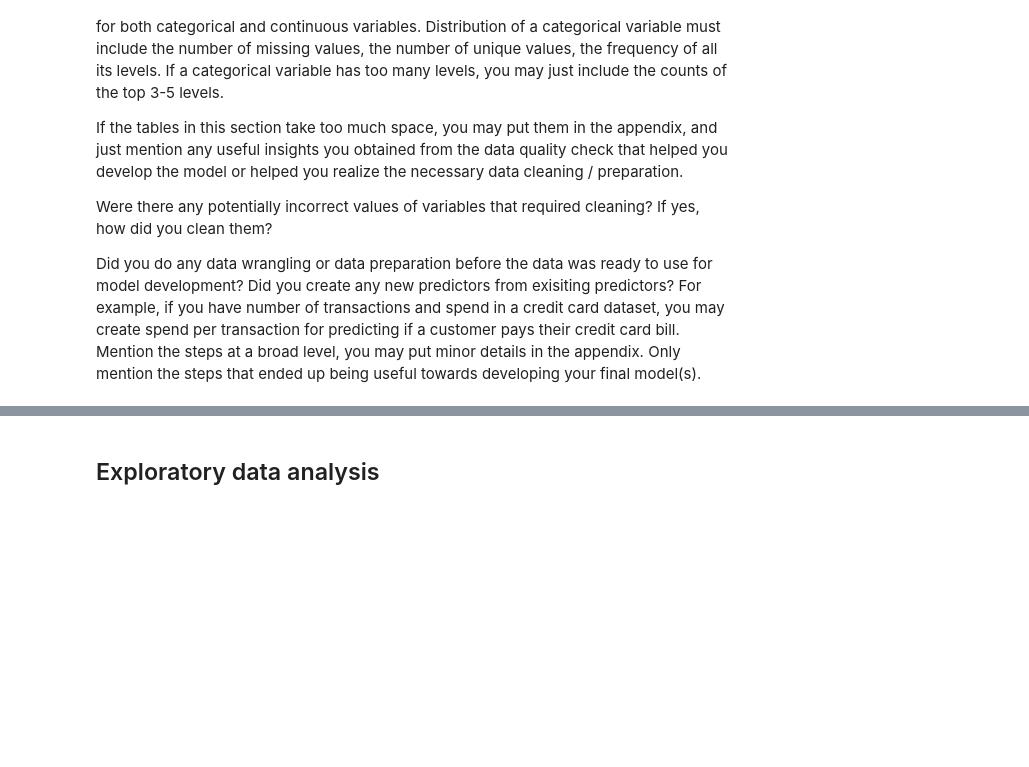
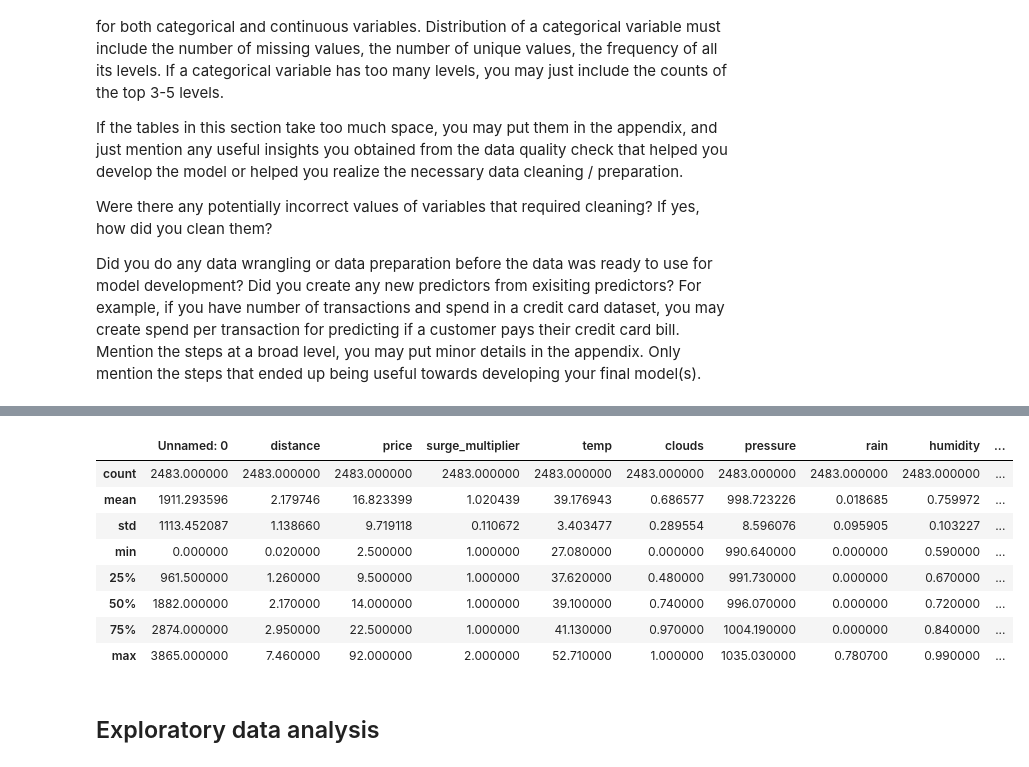
Before and after one commit to cndywu/TheYelpers, a Jupyter notebook: Project Report Template.ipynb, the cells around one changed output, grey strips where cells are left out. Drawn from its saved outputs; the diff is of its cells as text; code cells hidden in the pictures; blank space fills up the shorter version.

```diff
--- a/Project Report Template.ipynb
+++ b/Project Report Template.ipynb
@@ -164,3 +215,18 @@ rides.destination.value_
+# %%
+#distribution of cleaned data
+train = pd.read_csv('train_data_report.csv')
+# %%
+train.describe()
+# %% [output]
+|  | Unnamed: 0 | distance | price | surge_multiplier | temp | clouds | pressure | rain | humidity | ... |
+| count | 2483.000000 | 2483.000000 | 2483.000000 | 2483.000000 | 2483.000000 | 2483.000000 | 2483.000000 | 2483.000000 | 2483.000000 | ... |
+| mean | 1911.293596 | 2.179746 | 16.823399 | 1.020439 | 39.176943 | 0.686577 | 998.723226 | 0.018685 | 0.759972 | ... |
+| std | 1113.452087 | 1.138660 | 9.719118 | 0.110672 | 3.403477 | 0.289554 | 8.596076 | 0.095905 | 0.103227 | ... |
+| min | 0.000000 | 0.020000 | 2.500000 | 1.000000 | 27.080000 | 0.000000 | 990.640000 | 0.000000 | 0.590000 | ... |
+| 25% | 961.500000 | 1.260000 | 9.500000 | 1.000000 | 37.620000 | 0.480000 | 991.730000 | 0.000000 | 0.670000 | ... |
+| 50% | 1882.000000 | 2.170000 | 14.000000 | 1.000000 | 39.100000 | 0.740000 | 996.070000 | 0.000000 | 0.720000 | ... |
+| 75% | 2874.000000 | 2.950000 | 22.500000 | 1.000000 | 41.130000 | 0.970000 | 1004.190000 | 0.000000 | 0.840000 | ... |
+| max | 3865.000000 | 7.460000 | 92.000000 | 2.000000 | 52.710000 | 1.000000 | 1035.030000 | 0.780700 | 0.990000 | ... |
 # %% [markdown]
 ## Exploratory data analysis
 # %% [markdown]
```
Also changed, not shown: parts of 21 cells of this notebook.
